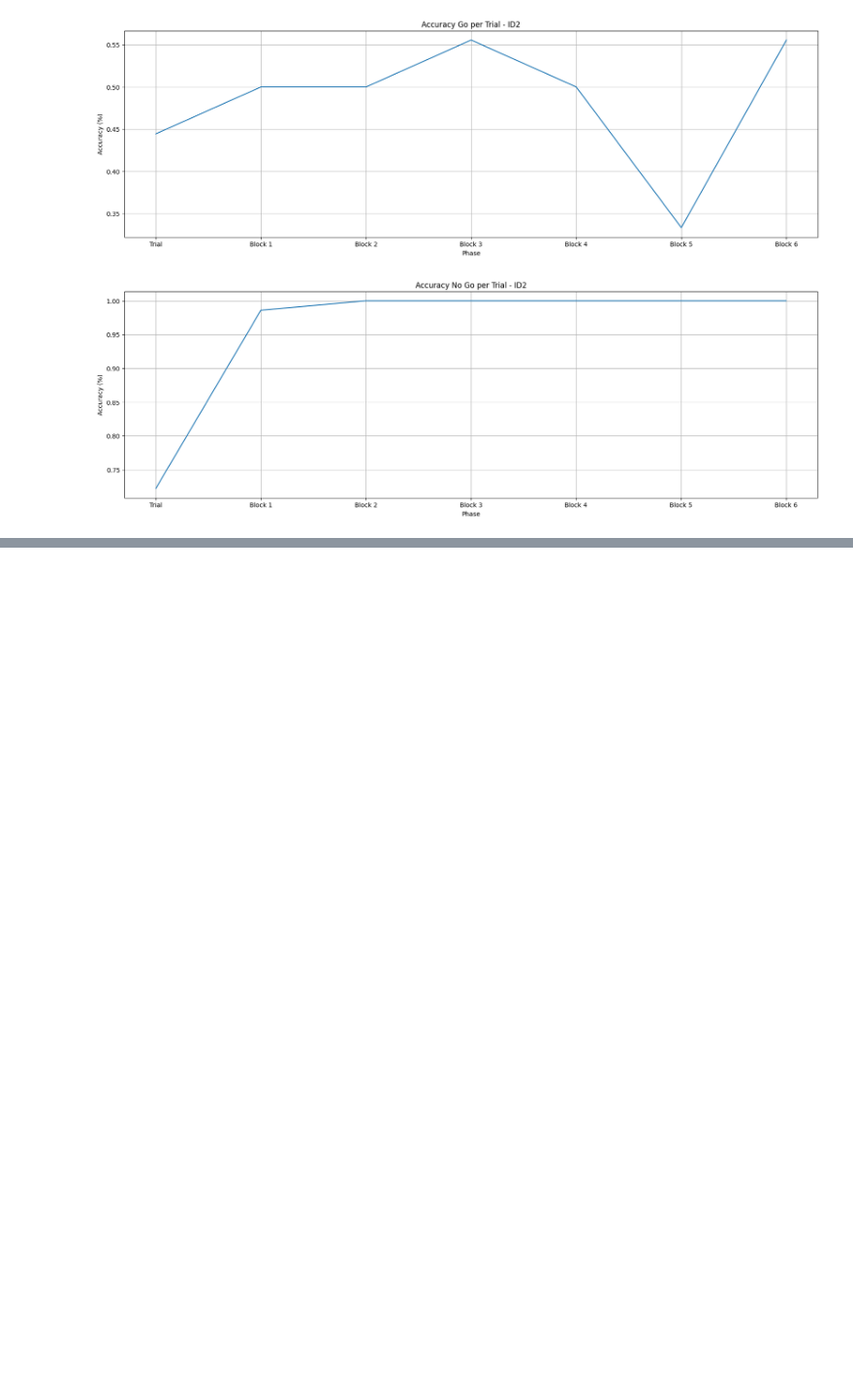
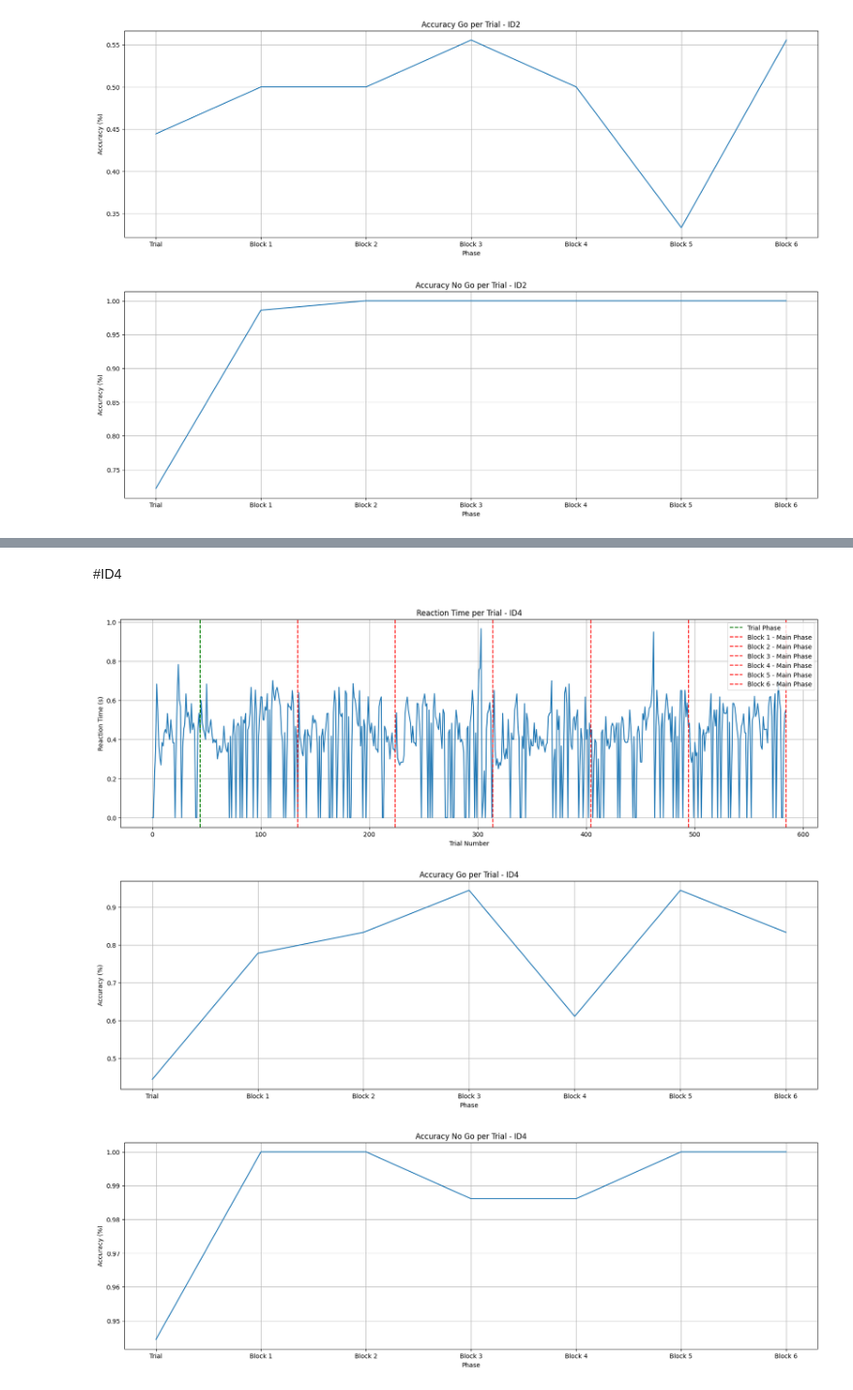
Before and after one commit to RosarioH10062002/M2_master_thesis, a Jupyter notebook: Data_analysis.ipynb, the cells around one changed output, grey strips where cells are left out. Shown at 97% size. Cells and saved outputs as stored; diff of their text form; code cells hidden in the pictures; blank space fills up the shorter version.

```diff
--- a/Data_analysis.ipynb
+++ b/Data_analysis.ipynb
@@ -143,0 +178,11 @@ plot_accuracy(data = all_accuracy_data, id = 2)
+# %% [markdown]
+#ID4
+# %%
+df = clean_all_data(df_id4)
+plot_reaccion_time(df, id = 4)
+all_accuracy_data = compute_both_accuracy(df)
+plot_accuracy(data = all_accuracy_data, id = 4)
+# %% [output]
+[figure, added]
+[figure, added]
+[figure, added]
```
Also changed, not shown: parts of 9 cells of this notebook.
